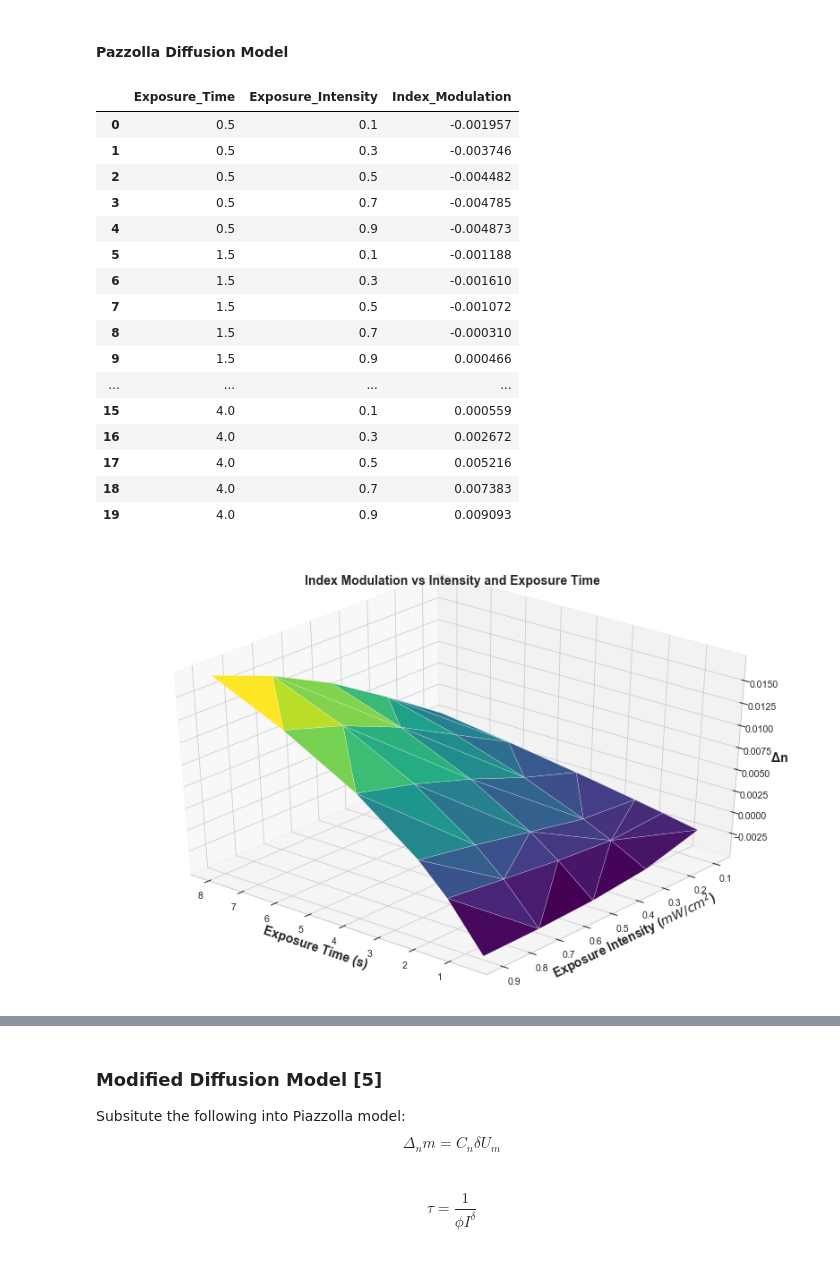
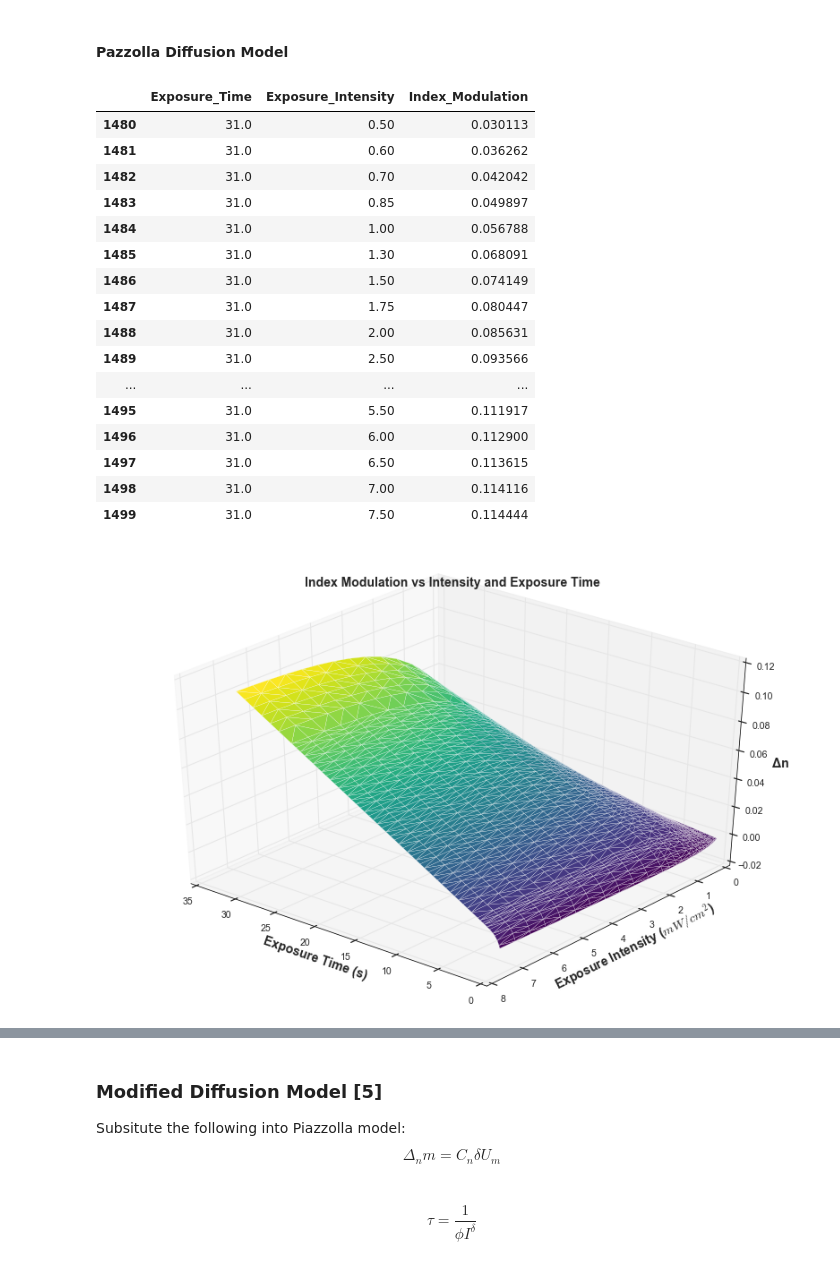
Before and after one commit to Emmanuel-Bamidele/Holography, a Jupyter notebook: PhotoPolymer_Diffusion_Model.ipynb, the cells around one changed output, grey strips where cells are left out. Cells and saved outputs as stored; diff of their text form; code cells hidden in the pictures.

```diff
--- a/PhotoPolymer_Diffusion_Model.ipynb
+++ b/PhotoPolymer_Diffusion_Model.ipynb
@@ -245,48 +252,48 @@ def Index_Modulation_Piazzolla():
 Constrast_p = Index_Modulation_Piazzolla()
 # %%
 #Convert data to dataframe and saving input and output
-df1 = pd.DataFrame(Constrast_p, columns=['Exposure_Time','Exposure_Intensity', 'Index_Modulation'])
+df = pd.DataFrame(Constrast_p, columns=['Exposure_Time','Exposure_Intensity', 'Index_Modulation'])
 filename1 = date + "Piazzolla_Diffusion_Model" + " Output"
 filename2 = date + "Piazzolla_Diffusion_Model" + " Input Parameters"
 F = open(filename2 + ".txt", "a", encoding='utf-8')
 F.writelines(writeinput())
 F.close()
-df1.to_csv(filename1, encoding='utf-8', index=False)
-df1.head(20) #To view the top 20 alone
+df.to_csv(filename1, encoding='utf-8', index=False)
+df.tail(20) #To view the top 20 alone
 #df1 #To view all
 # %% [output]
 |  | Exposure_Time | Exposure_Intensity | Index_Modulation |
-| 0 | 0.5 | 0.1 | -0.001957 |
-| 1 | 0.5 | 0.3 | -0.003746 |
-| 2 | 0.5 | 0.5 | -0.004482 |
-| 3 | 0.5 | 0.7 | -0.004785 |
-| 4 | 0.5 | 0.9 | -0.004873 |
-| 5 | 1.5 | 0.1 | -0.001188 |
-| 6 | 1.5 | 0.3 | -0.001610 |
-| 7 | 1.5 | 0.5 | -0.001072 |
-| 8 | 1.5 | 0.7 | -0.000310 |
-| 9 | 1.5 | 0.9 | 0.000466 |
+| 1480 | 31.0 | 0.50 | 0.030113 |
+| 1481 | 31.0 | 0.60 | 0.036262 |
+| 1482 | 31.0 | 0.70 | 0.042042 |
+| 1483 | 31.0 | 0.85 | 0.049897 |
+| 1484 | 31.0 | 1.00 | 0.056788 |
+| 1485 | 31.0 | 1.30 | 0.068091 |
+| 1486 | 31.0 | 1.50 | 0.074149 |
+| 1487 | 31.0 | 1.75 | 0.080447 |
+| 1488 | 31.0 | 2.00 | 0.085631 |
+| 1489 | 31.0 | 2.50 | 0.093566 |
 | ... | ... | ... | ... |
-| 15 | 4.0 | 0.1 | 0.000559 |
-| 16 | 4.0 | 0.3 | 0.002672 |
-| 17 | 4.0 | 0.5 | 0.005216 |
-| 18 | 4.0 | 0.7 | 0.007383 |
-| 19 | 4.0 | 0.9 | 0.009093 |
+| 1495 | 31.0 | 5.50 | 0.111917 |
+| 1496 | 31.0 | 6.00 | 0.112900 |
+| 1497 | 31.0 | 6.50 | 0.113615 |
+| 1498 | 31.0 | 7.00 | 0.114116 |
+| 1499 | 31.0 | 7.50 | 0.114444 |
 # %%
 fig = plt.figure(figsize =(14, 9))
 ax = fig.gca(projection='3d')
-ax.plot_trisurf(df1['Exposure_Time'], df1['Exposure_Intensity'],df1['Index_Modulation'], cmap=plt.cm.viridis, linewidth=0.2)
+ax.plot_trisurf(df['Exposure_Time'], df['Exposure_Intensity'],df['Index_Modulation'], cmap=plt.cm.viridis, linewidth=0.2)
 ax.view_init(35, 130)
 #fig.colorbar(surf, shrink=0.6, aspect=9)
 ax.set_title('Index Modulation vs Intensity and Exposure Time', fontsize=14, fontweight="bold");
 ax.set_ylabel('Exposure Intensity ($mW/cm^2$)', fontsize=14, fontweight="bold")
 ax.set_xlabel('Exposure Time (s)', fontsize=14, fontweight="bold")
 ax.set_zlabel('Δn', fontsize=14, fontweight="bold");
 
 plt.savefig('Piazzolla Diffusion Model' + date + '.jpeg', bbox_inches='tight') #can be .pdf,png, tif, jpeg, etc
 plt.show()
 # %% [output]
-[figure, old version]
+[figure, new version]
 # %%
 fig, (ax1) = plt.subplots(figsize=(10,8))
 
```
Also changed, not shown: parts of 23 cells of this notebook.
